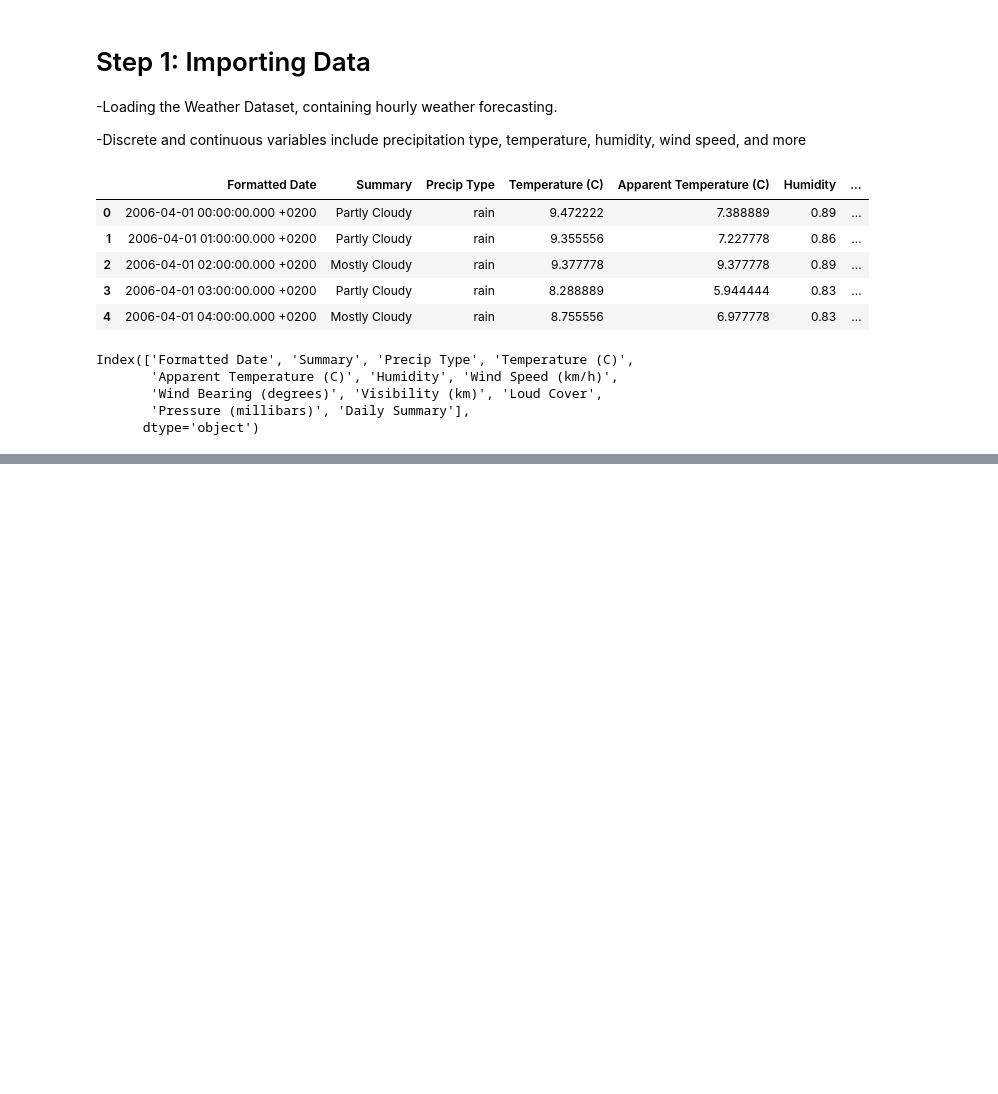
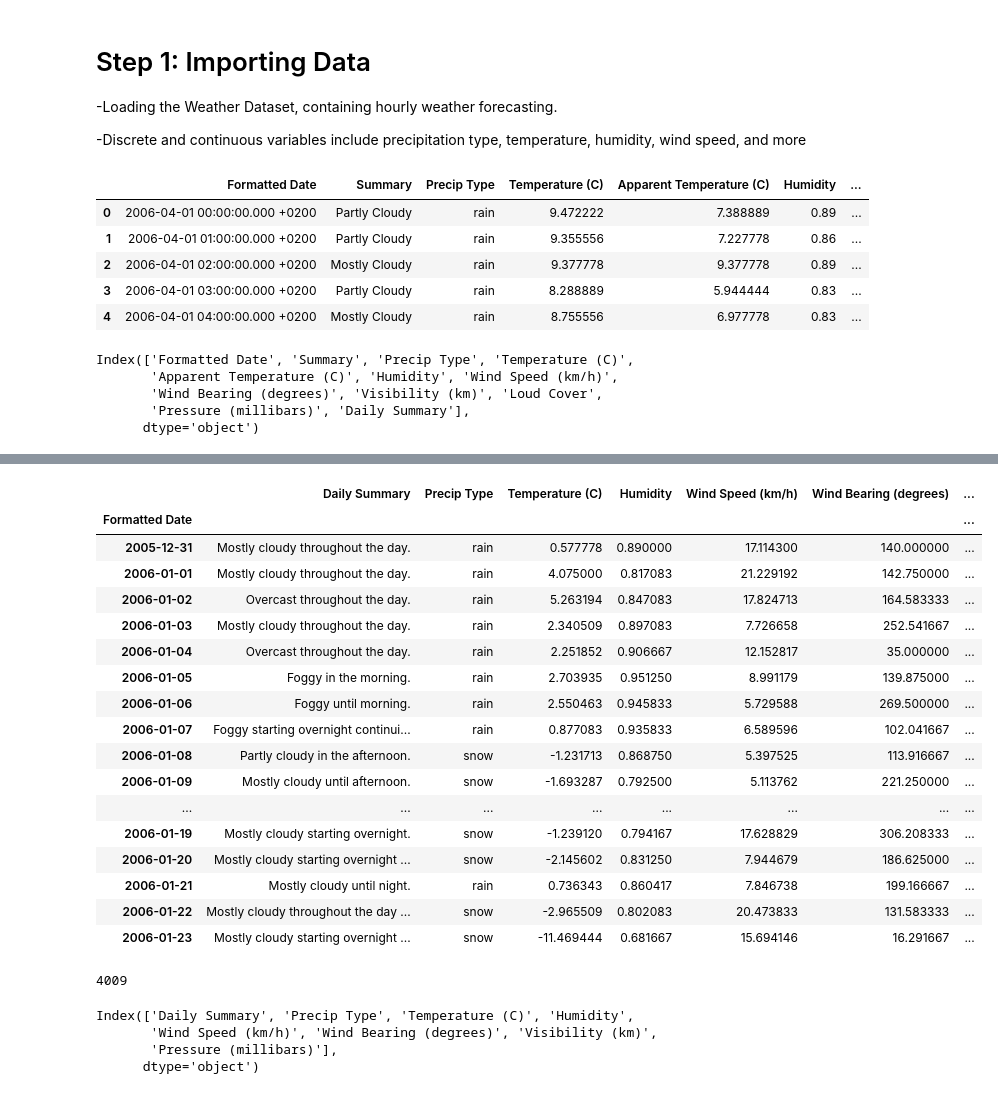
Before and after one commit to tahacmv/WeatherForecasting, a Jupyter notebook: Weather_forecasting.ipynb, the cells around one changed output, grey strips where cells are left out. Saved outputs shown, nothing was run; the diff lists cells and outputs as text; code cells hidden in the pictures; blank space fills up the shorter version.

```diff
--- a/Weather_forecasting.ipynb
+++ b/Weather_forecasting.ipynb
@@ -63,0 +209,49 @@ Index(['Formatted Date', 'Summary', 'Precip Type', 'Temperature (C)',
+# %%
+#Temperature is ~~ Temperature apparente so we gonna drop the Apparente Temperature
+df.drop('Apparent Temperature (C)' , axis = 1 , inplace = True)
+# %%
+# Aggregating the data
+
+# Group the dataframe 'df' by 'Formatted Date' and aggregate the other columns
+# The groupby() function is used to group the dataframe by 'Formatted Date'
+# The agg() function is used to apply different aggregation functions to different columns
+# 'first' is used for 'Daily Summary' and 'Precip Type' to get the first value in each group
+# 'mean' is used for the numeric columns to get the average value in each group
+grouped = df.groupby(df['Formatted Date']).agg(
+    {'Daily Summary': 'first',
+     'Precip Type': 'first',
+     'Temperature (C)': 'mean',
+     'Humidity': 'mean',
+     'Wind Speed (km/h)' : 'mean',
+     'Wind Bearing (degrees)' : 'mean',
+     'Visibility (km)' : 'mean',
+     'Pressure (millibars)' : 'mean'
+     })
+
+# The result is a new DataFrame with the 'Formatted Date' column and aggregated values for the specified columns.
+
+# Display the first 24 rows of the aggregated dataframe
+grouped.head(24)
+# %% [output]
+|  | Daily Summary | Precip Type | Temperature (C) | Humidity | Wind Speed (km/h) | Wind Bearing (degrees) | ... |
+| Formatted Date |  |  |  |  |  |  | ... |
+| 2005-12-31 | Mostly cloudy throughout the day. | rain | 0.577778 | 0.890000 | 17.114300 | 140.000000 | ... |
+| 2006-01-01 | Mostly cloudy throughout the day. | rain | 4.075000 | 0.817083 | 21.229192 | 142.750000 | ... |
+| 2006-01-02 | Overcast throughout the day. | rain | 5.263194 | 0.847083 | 17.824713 | 164.583333 | ... |
+| 2006-01-03 | Mostly cloudy throughout the day. | rain | 2.340509 | 0.897083 | 7.726658 | 252.541667 | ... |
+| 2006-01-04 | Overcast throughout the day. | rain | 2.251852 | 0.906667 | 12.152817 | 35.000000 | ... |
+| 2006-01-05 | Foggy in the morning. | rain | 2.703935 | 0.951250 | 8.991179 | 139.875000 | ... |
+| 2006-01-06 | Foggy until morning. | rain | 2.550463 | 0.945833 | 5.729588 | 269.500000 | ... |
+| 2006-01-07 | Foggy starting overnight continui... | rain | 0.877083 | 0.935833 | 6.589596 | 102.041667 | ... |
+| 2006-01-08 | Partly cloudy in the afternoon. | snow | -1.231713 | 0.868750 | 5.397525 | 113.916667 | ... |
+| 2006-01-09 | Mostly cloudy until afternoon. | snow | -1.693287 | 0.792500 | 5.113762 | 221.250000 | ... |
+| ... | ... | ... | ... | ... | ... | ... | ... |
+| 2006-01-19 | Mostly cloudy starting overnight. | snow | -1.239120 | 0.794167 | 17.628829 | 306.208333 | ... |
+| 2006-01-20 | Mostly cloudy starting overnight ... | snow | -2.145602 | 0.831250 | 7.944679 | 186.625000 | ... |
+| 2006-01-21 | Mostly cloudy until night. | rain | 0.736343 | 0.860417 | 7.846738 | 199.166667 | ... |
+| 2006-01-22 | Mostly cloudy throughout the day ... | snow | -2.965509 | 0.802083 | 20.473833 | 131.583333 | ... |
+| 2006-01-23 | Mostly cloudy starting overnight ... | snow | -11.469444 | 0.681667 | 15.694146 | 16.291667 | ... |
+# %%
+len(grouped['Daily Summary'])
+# %% [output]
+4009
@@ -63,0 +267,25 @@ Index(['Formatted Date', 'Summary', 'Precip Type', 'Temperature (C)',
+# %%
+# Discretization of continuous values
+
+# Discretize the 'Temperature (C)' column into 5 equal-sized bins
+# The cut() function is used to bin values into discrete intervals
+# The labels argument is used to specify the labels for the resulting bins
+temp = pd.cut(filtered_grouped['Temperature (C)'], 5, labels=["Very low", "Low", "Medium", "High", "Very high"])
+
+# Repeat the same process for the 'Humidity', 'Wind Speed (km/h)', 'Wind Bearing (degrees)', 'Visibility (km)', and 'Pressure (millibars)' columns
+humidity = pd.cut(filtered_grouped['Humidity'], 5, labels=["Very low", "Low", "Medium", "High", "Very high"])
+wind_speed = pd.cut(filtered_grouped['Wind Speed (km/h)'], 5, labels=["Very low", "Low", "Medium", "High", "Very high"])
+wind_bearing = pd.cut(filtered_grouped['Wind Bearing (degrees)'], 5, labels=["Very low", "Low", "Medium", "High", "Very high"])
+visibility = pd.cut(filtered_grouped['Visibility (km)'], 5, labels=["Very low", "Low", "Medium", "High", "Very high"])
+pressure = pd.cut(filtered_grouped['Pressure (millibars)'], 5, labels=["Very low", "Low", "Medium", "High", "Very high"])
+
+# Get the column names of the dataframe 'filtered_grouped'
+columns_names = filtered_grouped.columns
+
+# Display the column names
+columns_names
+# %% [output]
+Index(['Daily Summary', 'Precip Type', 'Temperature (C)', 'Humidity',
+       'Wind Speed (km/h)', 'Wind Bearing (degrees)', 'Visibility (km)',
+       'Pressure (millibars)'],
+      dtype='object')
```
Also changed, not shown: parts of 13 cells of this notebook.
